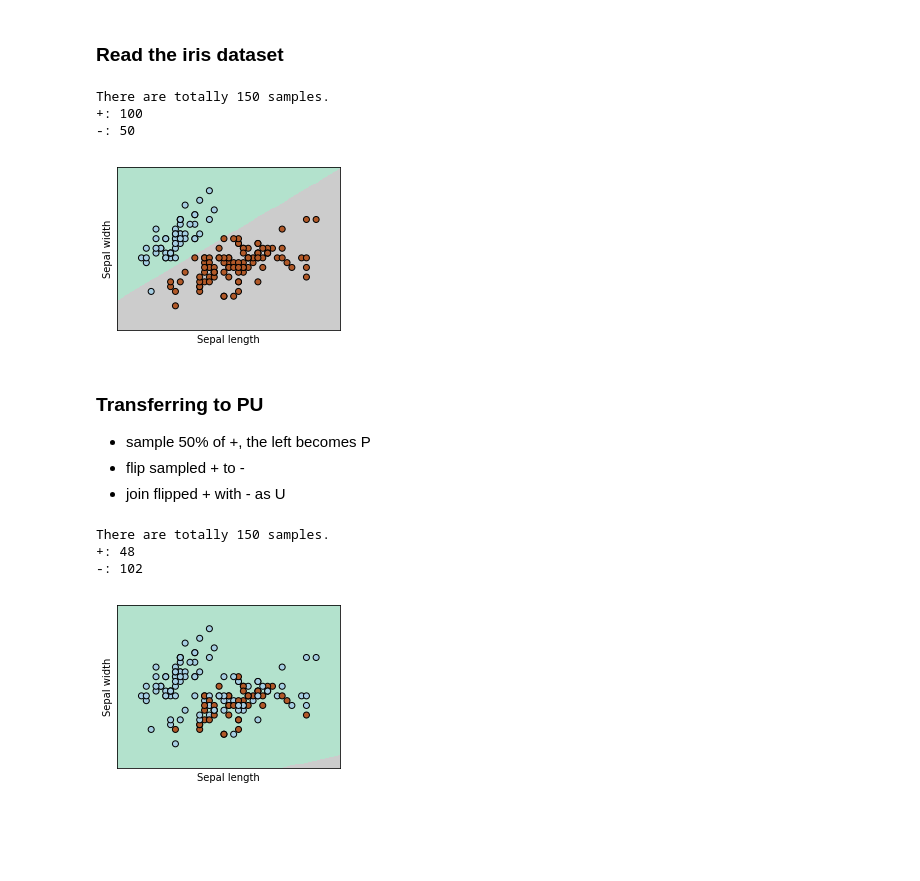
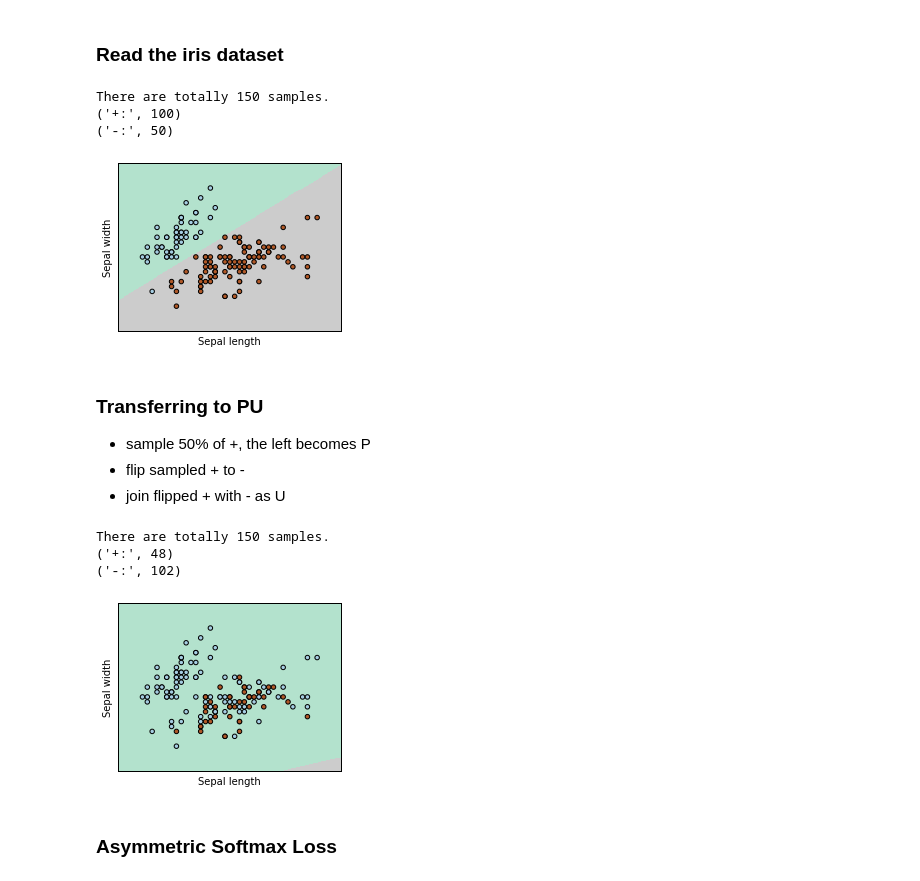
Before and after one commit to JihongJu/pycaffe-objectives, a Jupyter notebook: surrogate_losses.ipynb, the cells around one changed output. Saved outputs shown, nothing was run; the diff lists cells and outputs as text; code cells hidden in the pictures; blank space fills up the shorter version.

```diff
--- a/surrogate_losses.ipynb
+++ b/surrogate_losses.ipynb
@@ -19,7 +20,7 @@ def show_label_partition(Y):
     print("+:", np.sum(Y==1))
     print("-:", np.sum(Y==0))
 
-def fit_plot(X, Y, fit_classifier=True):
+def fit_plot(X, Y, fit_classifier=None):
     h = .02 # mesh step size
     x_min, x_max = X[:, 0].min() - .5, X[:, 0].max() + .5
     y_min, y_max = X[:, 1].min() - .5, X[:, 1].max() + .5
@@ -27,9 +28,8 @@ def fit_plot(X, Y, fit_classifier=True):
 
     if fit_classifier:
         # we create an instance of Neighbours Classifier and fit the data.
-        logreg = SoftmaxRegression(l2=1e-5)
-        logreg.fit(X, Y)
-        Z = logreg.predict(np.c_[xx.ravel(), yy.ravel()])
+        fit_classifier.fit(X, Y)
+        Z = fit_classifier.predict(np.c_[xx.ravel(), yy.ravel()])
 
         # Put the result into a color plot
         Z = Z.reshape(xx.shape)
@@ -49,12 +49,12 @@ def fit_plot(X, Y, fit_classifier=True):
     plt.show()
 
 show_label_partition(Y)
-fit_plot(X, Y, fit_classifier=True)
+fit_plot(X, Y, fit_classifier=SoftmaxRegression(l2=1e-5))
 # %% [output]
 There are totally 150 samples.
-+: 100
--: 50
+('+:', 100)
+('-:', 50)
-[figure, old version]
+[figure, new version]
 # %% [markdown]
 ### Transferring to PU
 
@@ -64,12 +64,14 @@ There are totally 150 samples.
 # %%
 np.random.seed(42)
 flip = np.random.rand(n_samples)
 Y_pu = Y.copy()
 Y_pu[(Y == 1) & (flip < 0.5)] = 0
 show_label_partition(Y_pu)
-fit_plot(X, Y_pu, fit_classifier=True)
+fit_plot(X, Y_pu, fit_classifier=SoftmaxRegression(l2=1e-5))
 # %% [output]
 There are totally 150 samples.
-+: 48
--: 102
+('+:', 48)
+('-:', 102)
-[figure, old version]
+[figure, new version]
+# %% [markdown]
+### Asymmetric Softmax Loss
```
Also changed, not shown: parts of 6 cells of this notebook, 1 other file.
